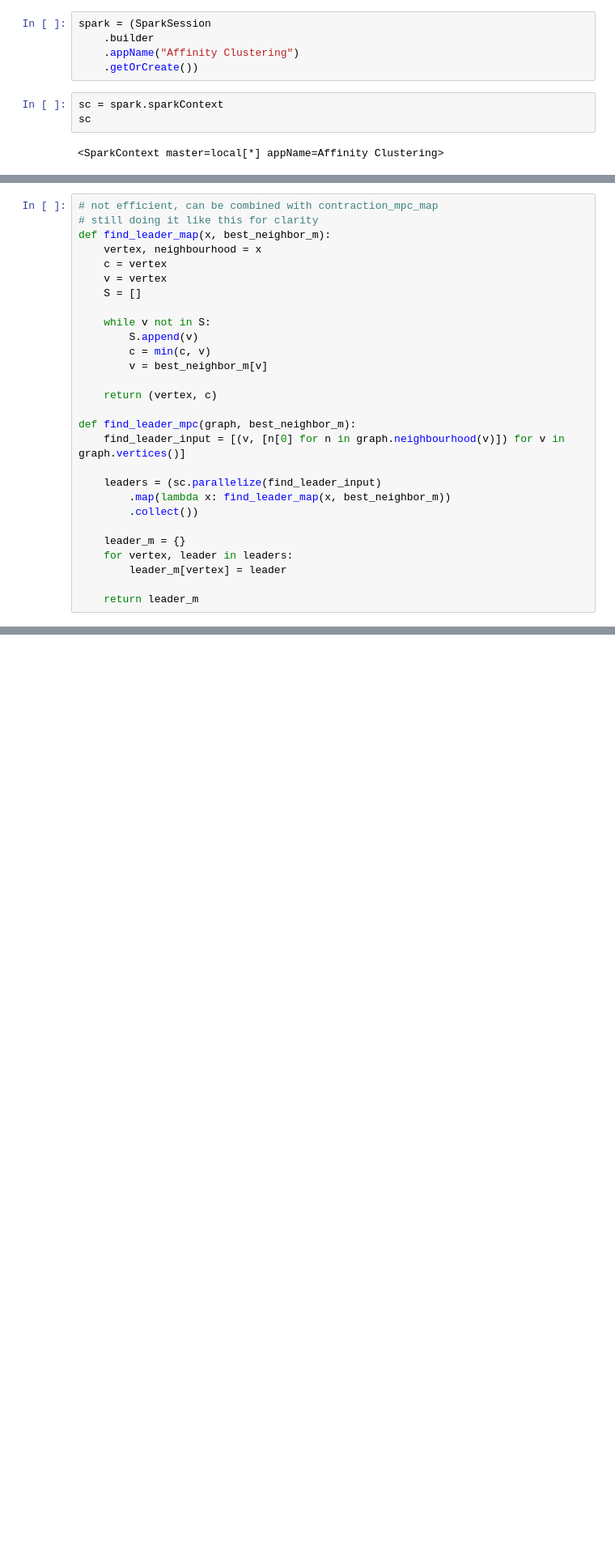
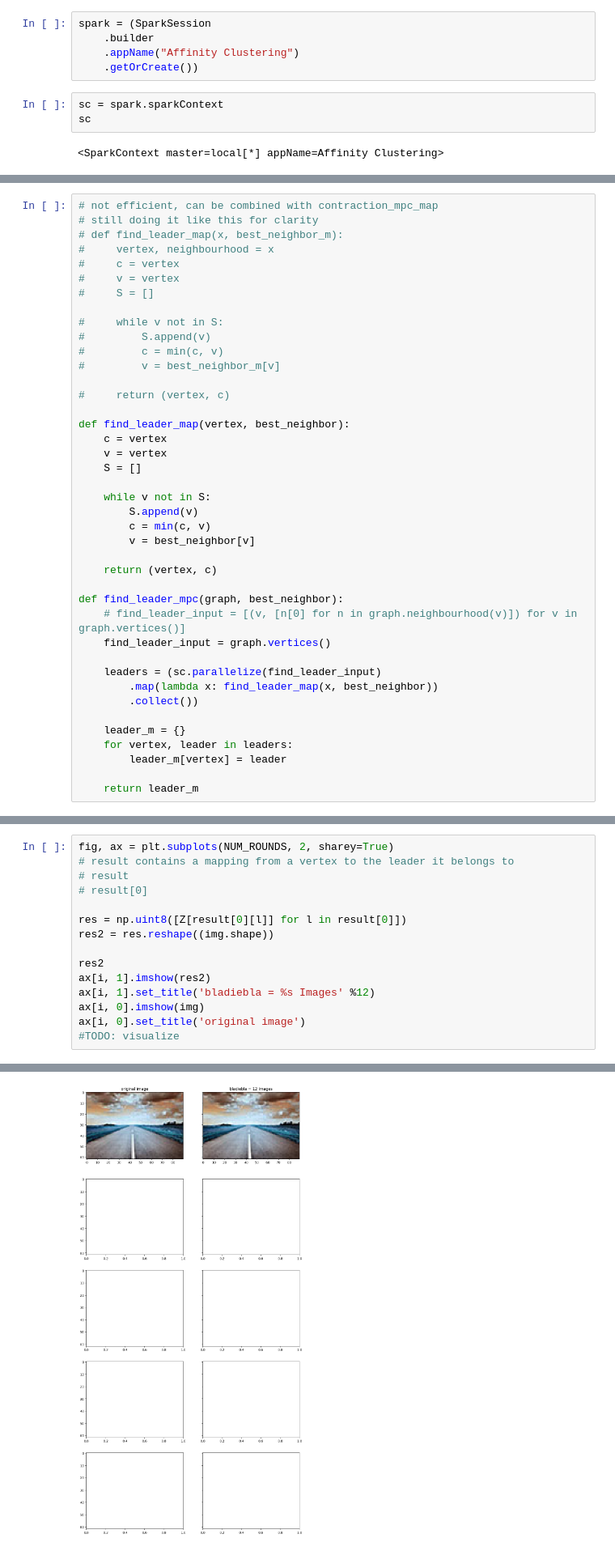
Before and after one commit to Br4ggs/2IMA35-Report-1, a Jupyter notebook: img segmentation.ipynb, the cells around one changed output, grey strips where cells are left out. Shown at 81% size. Saved outputs shown, nothing was run; the diff lists cells and outputs as text; blank space fills up the shorter version.

```diff
--- a/img segmentation.ipynb
+++ b/img segmentation.ipynb
@@ -150,8 +138,20 @@ def find_best_neighbor_mpc(graph):
 # %%
 # not efficient, can be combined with contraction_mpc_map
 # still doing it like this for clarity
-def find_leader_map(x, best_neighbor_m):
-    vertex, neighbourhood = x
+# def find_leader_map(x, best_neighbor_m):
+#     vertex, neighbourhood = x
+#     c = vertex
+#     v = vertex
+#     S = []
+
+#     while v not in S:
+#         S.append(v)
+#         c = min(c, v)
+#         v = best_neighbor_m[v]
+
+#     return (vertex, c)
+
+def find_leader_map(vertex, best_neighbor):
     c = vertex
     v = vertex
     S = []
@@ -159,15 +159,16 @@ def find_leader_map(x, best_neighbor_m):
     while v not in S:
         S.append(v)
         c = min(c, v)
-        v = best_neighbor_m[v]
+        v = best_neighbor[v]
 
     return (vertex, c)
 
-def find_leader_mpc(graph, best_neighbor_m):
-    find_leader_input = [(v, [n[0] for n in graph.neighbourhood(v)]) for v in graph.vertices()]
+def find_leader_mpc(graph, best_neighbor):
+    # find_leader_input = [(v, [n[0] for n in graph.neighbourhood(v)]) for v in graph.vertices()]
+    find_leader_input = graph.vertices()
 
     leaders = (sc.parallelize(find_leader_input)
-        .map(lambda x: find_leader_map(x, best_neighbor_m))
+        .map(lambda x: find_leader_map(x, best_neighbor))
         .collect())
 
     leader_m = {}
@@ -282,0 +311,16 @@ Py4JJavaError: An error occurred while calling z:org.apache.spark.api.python.Pyt
+# %%
+fig, ax = plt.subplots(NUM_ROUNDS, 2, sharey=True)
+# result contains a mapping from a vertex to the leader it belongs to
+# result
+# result[0]
+
+res = np.uint8([Z[result[0][l]] for l in result[0]])
+res2 = res.reshape((img.shape))
+
+res2
+ax[i, 1].imshow(res2)
+ax[i, 1].set_title('bladiebla = %s Images' %12)
+ax[i, 0].imshow(img)
+ax[i, 0].set_title('original image')
+#TODO: visualize
+# %% [output]
@@ -282,0 +328 @@ Py4JJavaError: An error occurred while calling z:org.apache.spark.api.python.Pyt
+[figure, added]
```
Also changed, not shown: parts of 11 cells of this notebook, 1 other file.
